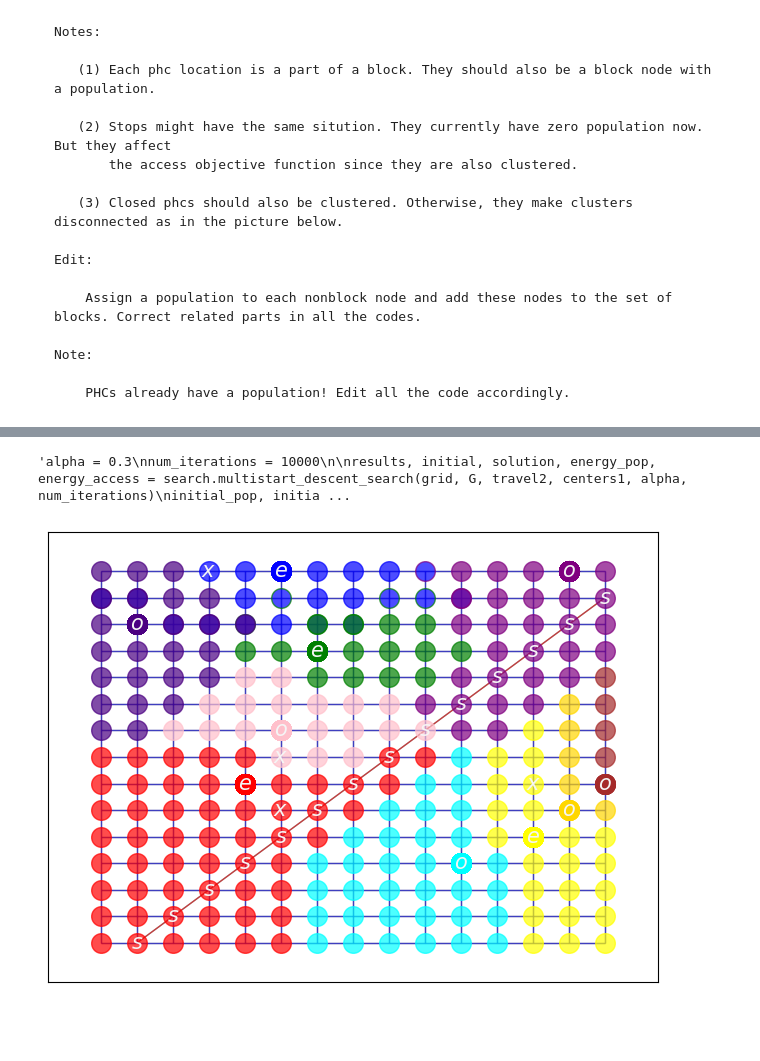
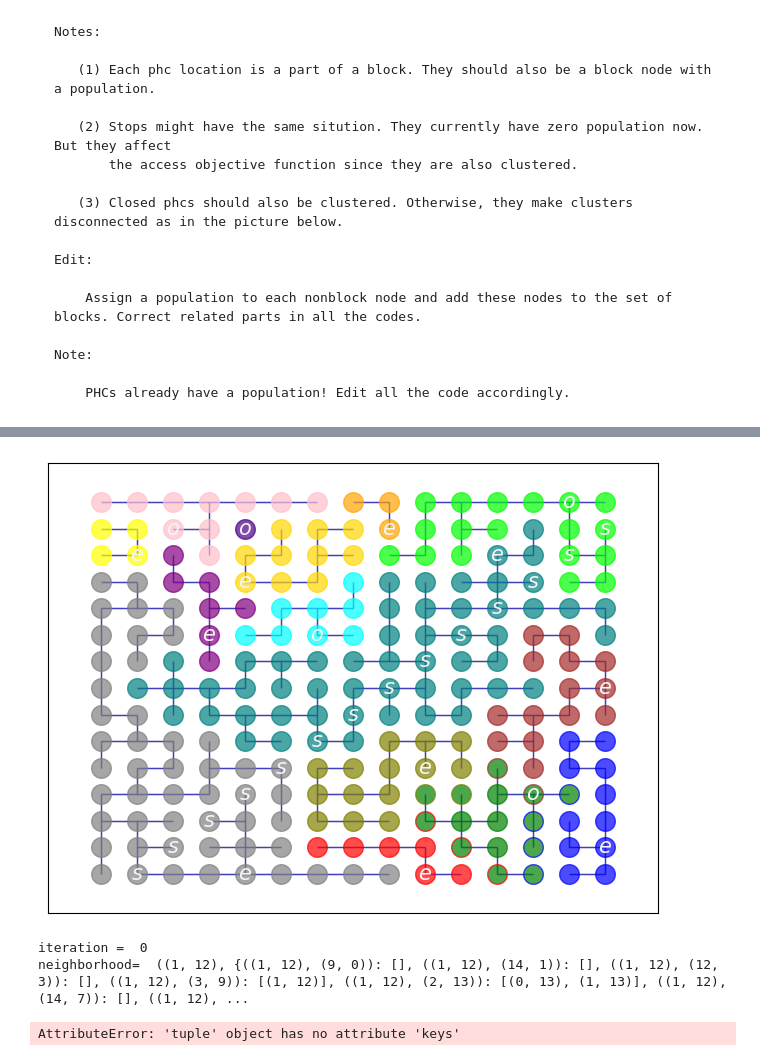
Before and after one commit to kirtisoglu/Chicago-ENCOUNTER-Network-Design, a Jupyter notebook: ricca/main2.ipynb, the cells around one changed output, grey strips where cells are left out. Drawn from its saved outputs; the diff is of its cells as text; code cells hidden in the pictures; blank space fills up the shorter version.

```diff
--- a/ricca/main2.ipynb
+++ b/ricca/main2.ipynb
@@ -162,20 +138,35 @@ plot.plot_graph_clusters(G, V_stops, V_possible, V_existing, all_facilities, cen
+# %%
+com = nx.connected_components(partitioned_tree)
+sets = list(com)
+clusterim = {}
+
+
+for setim in sets:
+    listim = list(setim)
+    center = [value for value in seeds if value in listim]
+
+    clusterim[center[0]] = listim
+
+plot.plot_graph_clusters_boundaries(partitioned_tree, V_stops, V_possible, V_existing, all_facilities, seeds, node_size, clusterim, boundaries, origin)
+# %% [output]
+[figure, added]
 # %%
-"""alpha = 0.3
+alpha = 0.3
 num_iterations = 10000
 
-results, initial, solution, energy_pop, energy_access = search.multistart_descent_search(grid, G, travel2, centers1, alpha, num_iterations)
+results, initial, solution, energy_pop, energy_access = search.multistart_descent_search(grid, G, travel2, seeds, alpha, num_iterations, clusterim)
 initial_pop, initial_access = search.objective_function(grid, initial, travel2)
 
 print("initial population: ", initial_pop)
 print("initial access: ", initial_access)
 print("pop energy: ", energy_pop)
 print("access energy: ", energy_access)
-plot.plot_graph_clusters(G, V_stops, V_possible, V_existing, all_facilities, centers1, node_size, initial)
-plot.plot_graph_clusters(G, V_stops, V_possible, V_existing, all_facilities, centers1, node_size, solution)"""
+plot.plot_graph_clusters(G, V_stops, V_possible, V_existing, all_facilities, seeds, node_size, initial)
+plot.plot_graph_clusters(G, V_stops, V_possible, V_existing, all_facilities, seeds, node_size, clusterim)
 # %% [output]
-'alpha = 0.3\nnum_iterations = 10000\n\nresults, initial, solution, energy_pop, energy_access = search.multistart_descent_search(grid, G, travel2, centers1, alpha, num_iterations)\ninitial_pop, initia ...
+iteration =  0
+neighborhood=  ((1, 12), {((1, 12), (9, 0)): [], ((1, 12), (14, 1)): [], ((1, 12), (12, 3)): [], ((1, 12), (3, 9)): [(1, 12)], ((1, 12), (2, 13)): [(0, 13), (1, 13)], ((1, 12), (14, 7)): [], ((1, 12), ...
+AttributeError: 'tuple' object has no attribute 'keys'
 # %%
-cluster = sampling.heu_cluster(G, grid, V_stops, V_blocks, all_facilities, centers1, travel2)
-plot.plot_graph_clusters_boundaries(G, V_stops, V_possible, V_existing, all_facilities, centers1, node_size, cluster, boundaries, origin)
+#cluster = sampling.heu_cluster(G, grid, V_stops, V_blocks, all_facilities, centers1, travel2)
+#plot.plot_graph_clusters_boundaries(G, V_stops, V_possible, V_existing, all_facilities, centers1, node_size, cluster, boundaries, origin)
-# %% [output]
-[figure, removed]
```
Also changed, not shown: parts of 14 cells of this notebook, 4 other files.
